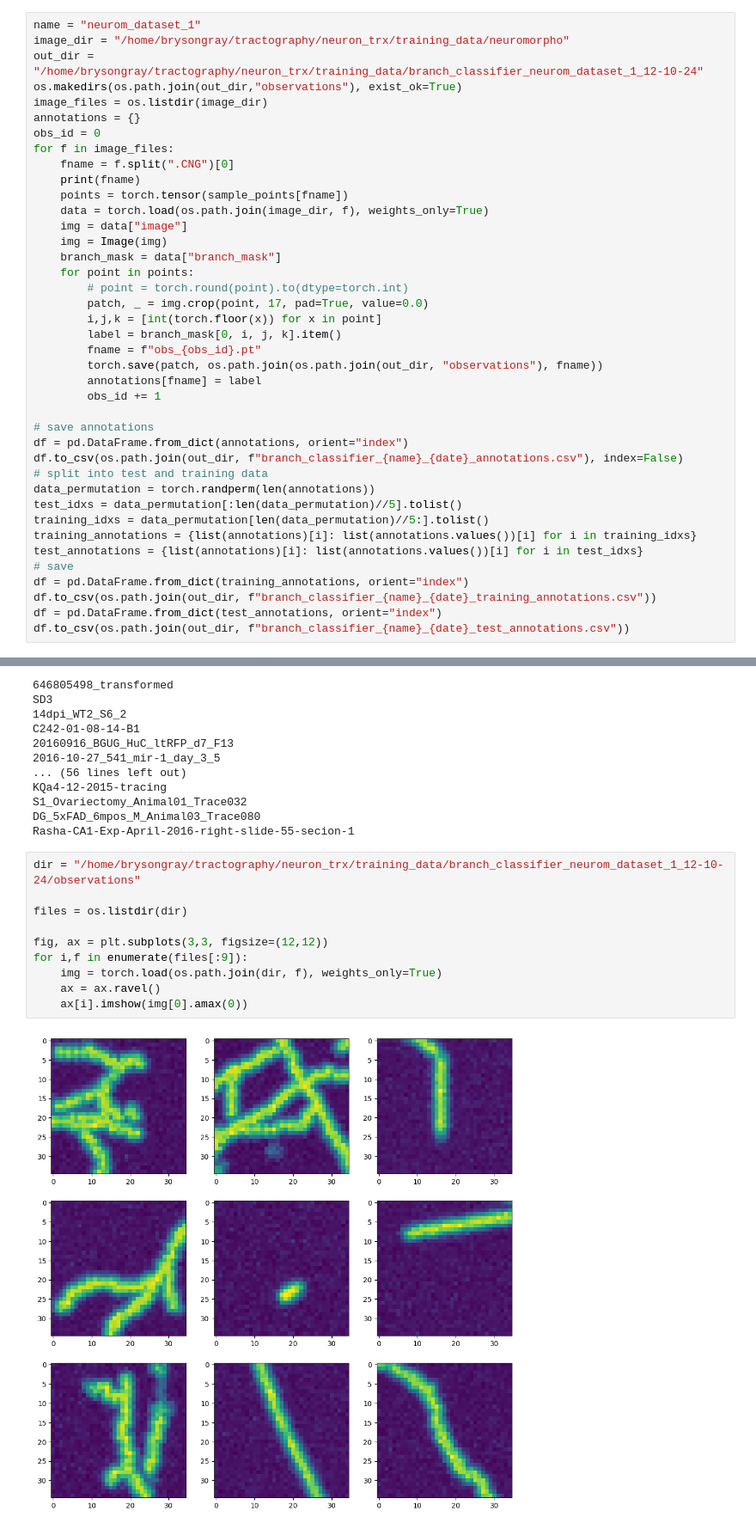
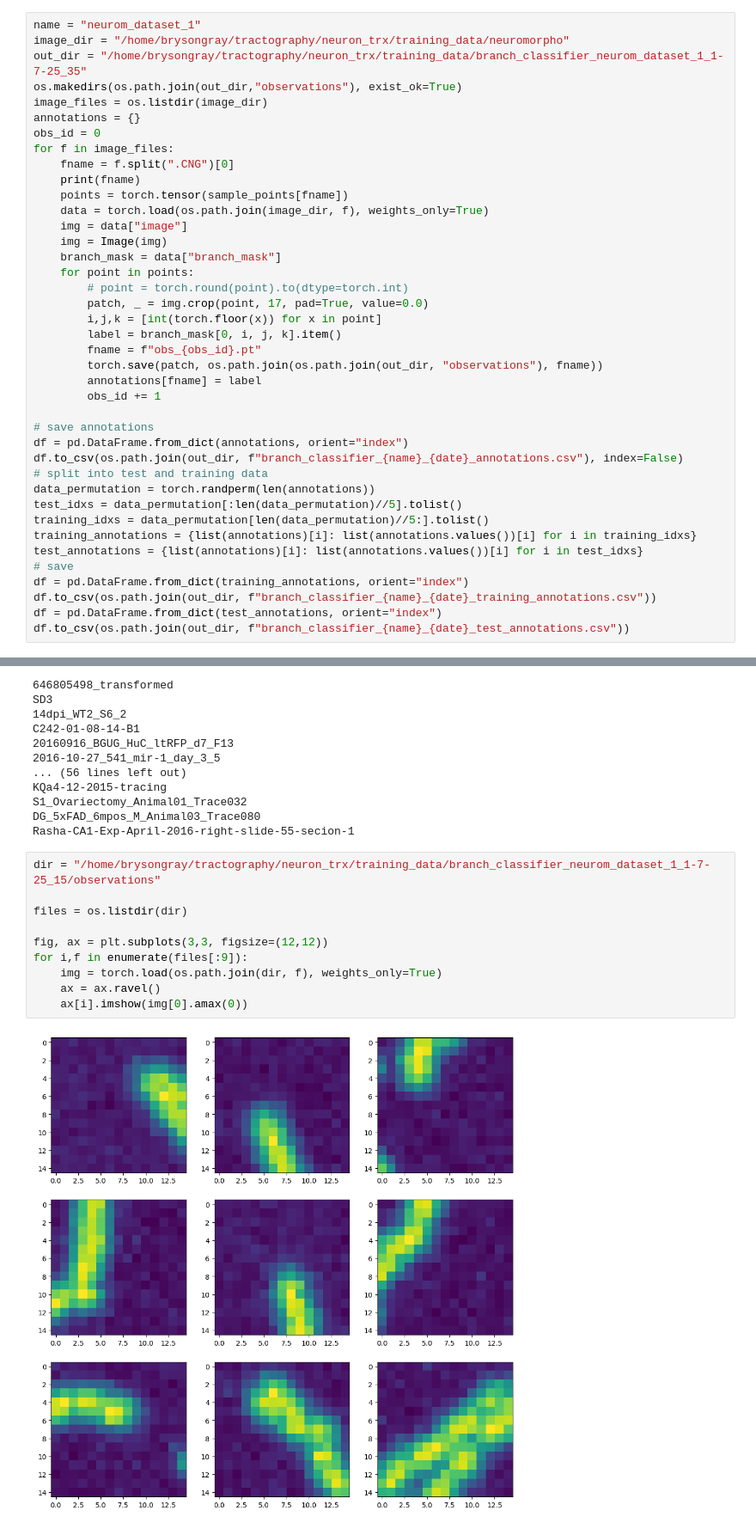
Before and after one commit to twardlab/neurotrack, a Jupyter notebook: branch_classifier.ipynb, the cells around one changed output, grey strips where cells are left out. Shown: that part at 86% size. Cells and saved outputs as stored; diff of their text form.

Commit message:
updated branch classifier

```diff
--- a/branch_classifier.ipynb
+++ b/branch_classifier.ipynb
@@ -257,7 +259,7 @@ sample_points = torch.load("sample_points.pt", weights_only=True)
 # %%
 name = "neurom_dataset_1"
 image_dir = "/home/brysongray/tractography/neuron_trx/training_data/neuromorpho"
-out_dir = "/home/brysongray/tractography/neuron_trx/training_data/branch_classifier_neurom_dataset_1_12-10-24"
+out_dir = "/home/brysongray/tractography/neuron_trx/training_data/branch_classifier_neurom_dataset_1_1-7-25_35"
 os.makedirs(os.path.join(out_dir,"observations"), exist_ok=True)
 image_files = os.listdir(image_dir)
 annotations = {}
@@ -314,17 +316,17 @@ S1_Ovariectomy_Animal01_Trace032
 DG_5xFAD_6mpos_M_Animal03_Trace080
 Rasha-CA1-Exp-April-2016-right-slide-55-secion-1
 # %%
-dir = "/home/brysongray/tractography/neuron_trx/training_data/branch_classifier_neurom_dataset_1_12-10-24/observations"
+dir = "/home/brysongray/tractography/neuron_trx/training_data/branch_classifier_neurom_dataset_1_1-7-25_15/observations"
 
 files = os.listdir(dir)
 
 fig, ax = plt.subplots(3,3, figsize=(12,12))
 for i,f in enumerate(files[:9]):
     img = torch.load(os.path.join(dir, f), weights_only=True)
     ax = ax.ravel()
     ax[i].imshow(img[0].amax(0))
 # %% [output]
-[figure, old version]
+[figure, new version]
 # %%
 # define dataset class
 class StateData(Dataset):
```
Also changed, not shown: parts of 7 cells of this notebook, 5 other files.
